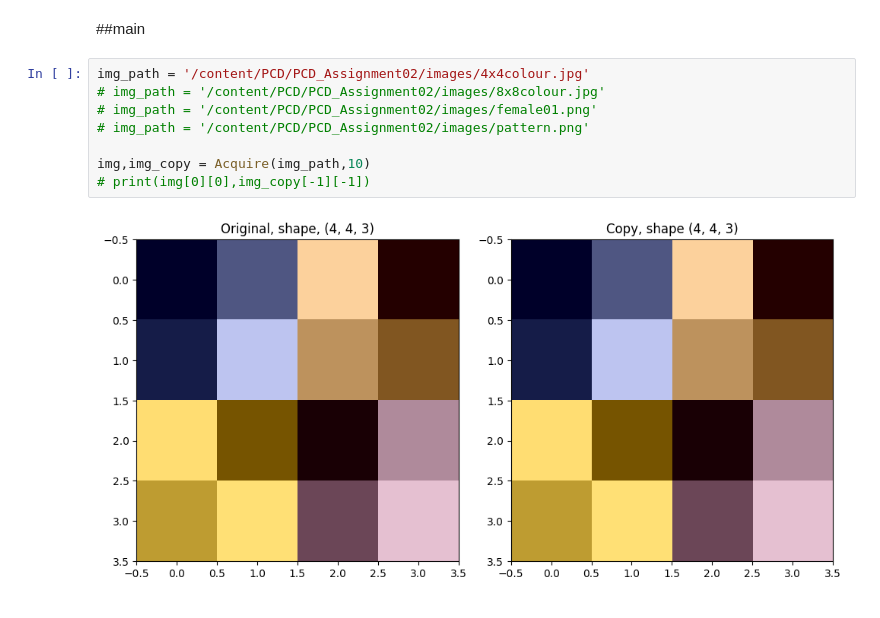
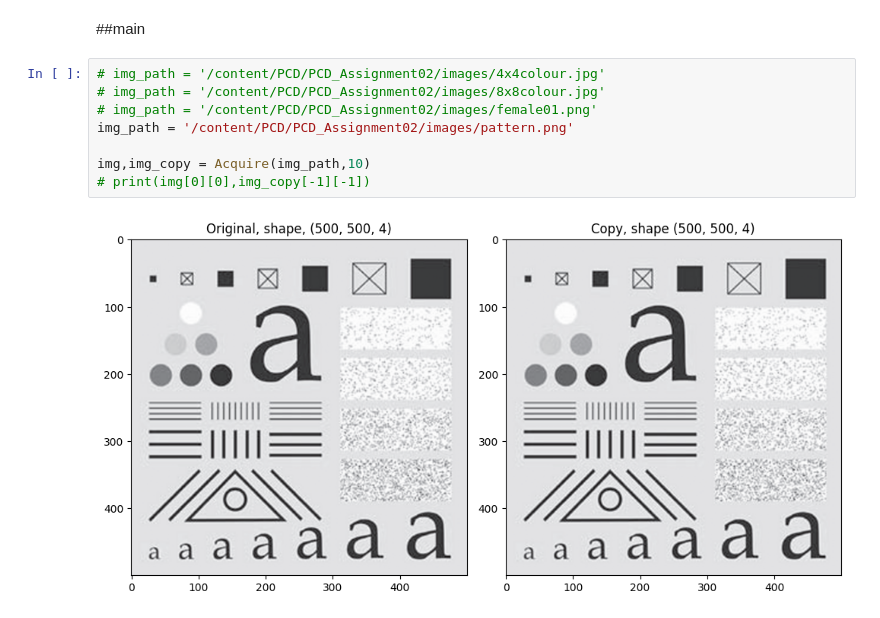
Before and after one commit to sapto-nugroho/PCD, a Jupyter notebook: PCD_Assignment02/PCD_Assignment02.ipynb, the cells around one changed output. Saved outputs shown, nothing was run; the diff lists cells and outputs as text.

```diff
--- a/PCD_Assignment02/PCD_Assignment02.ipynb
+++ b/PCD_Assignment02/PCD_Assignment02.ipynb
@@ -56,12 +56,12 @@ def Acquire(src,size):
 # %% [markdown]
 ##main
 # %%
-img_path = '/content/PCD/PCD_Assignment02/images/4x4colour.jpg'
+# img_path = '/content/PCD/PCD_Assignment02/images/4x4colour.jpg'
 # img_path = '/content/PCD/PCD_Assignment02/images/8x8colour.jpg'
 # img_path = '/content/PCD/PCD_Assignment02/images/female01.png'
-# img_path = '/content/PCD/PCD_Assignment02/images/pattern.png'
+img_path = '/content/PCD/PCD_Assignment02/images/pattern.png'
 
 img,img_copy = Acquire(img_path,10)
 # print(img[0][0],img_copy[-1][-1])
 # %% [output]
-[figure, old version]
+[figure, new version]
```
Also changed, not shown: parts of 8 cells of this notebook.
